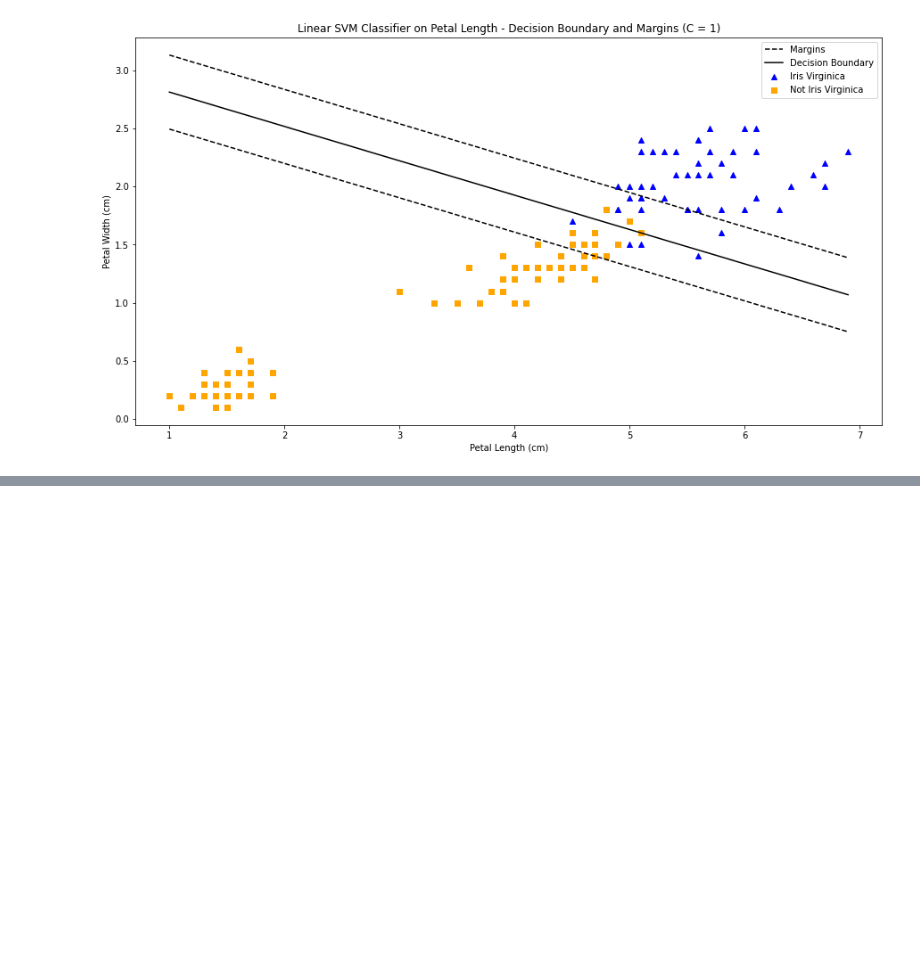
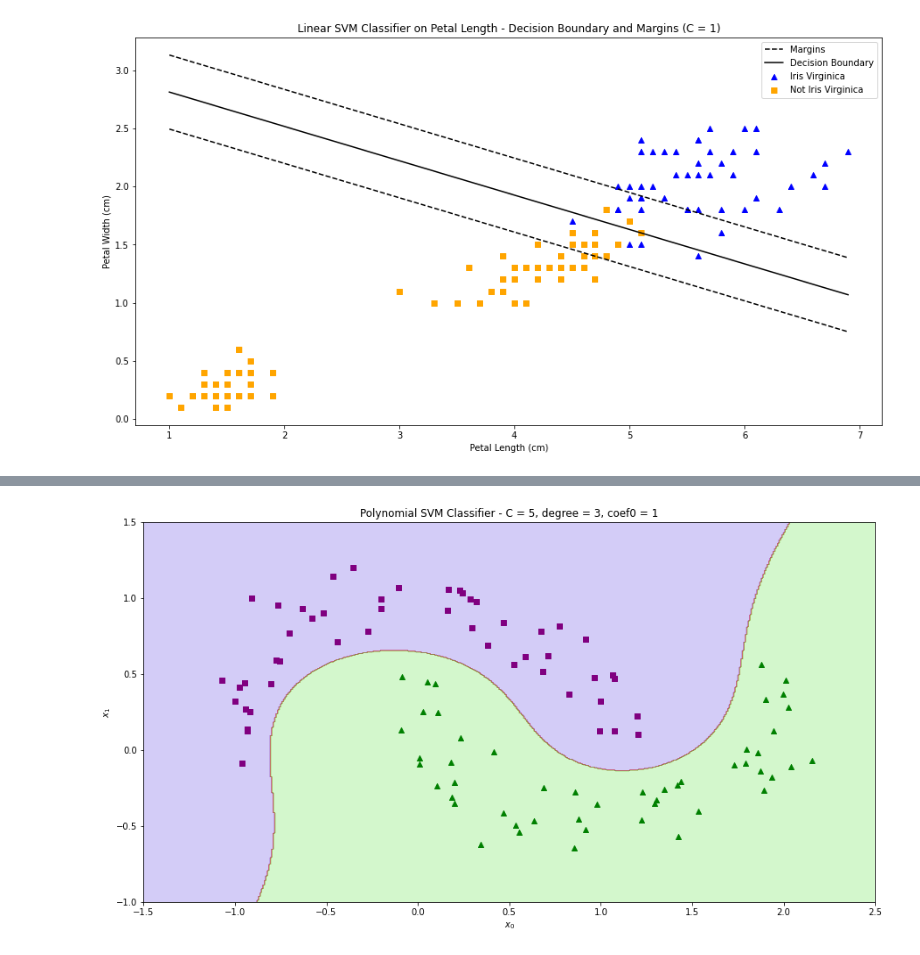
Before and after one commit to chris-leonard/hands-on-machine-learning, a Jupyter notebook: chapter-5/chapter-5-notes.ipynb, the cells around one changed output, grey strips where cells are left out. Saved outputs shown, nothing was run; the diff lists cells and outputs as text; code cells hidden in the pictures; blank space fills up the shorter version.

```diff
--- a/chapter-5/chapter-5-notes.ipynb
+++ b/chapter-5/chapter-5-notes.ipynb
@@ -127,0 +133,58 @@ More than 2 classes?
+# %%
+from sklearn.datasets import make_moons
+from sklearn.svm import SVC
+from sklearn.base import clone
+
+# generate sample data - 2 interleaving half circles
+X, y = make_moons(n_samples=100, noise=0.15)
+
+poly_svc = make_pipeline(StandardScaler(), SVC(kernel="poly", degree=3, coef0=1, C=5))
+poly_svc.fit(X, y)
+
+def plot_class_predictions(clf, xlim, ylim):
+    # generate values along each axis
+    x0s = np.linspace(xlim[0], xlim[1], 500)
+    x1s = np.linspace(ylim[0], ylim[1], 500)
+
+    # all combinations of (x0, x1) for plot
+    x0, x1 = np.meshgrid(x0s, x1s)
+
+    X = np.c_[x0.ravel(), x1.ravel()]
+    y_pred = clf.predict(X).reshape(x0.shape)
+
+    plt.contourf(x0, x1, y_pred, cmap=plt.cm.brg, alpha=0.2)
+
+
+def plot_binary_data(X, y):
+    plt.scatter(
+        X[:, 0][y == 1],
+        X[:, 1][y == 1],
+        marker="^",
+        color="green",
+    )
+    plt.scatter(
+        X[:, 0][y == 0],
+        X[:, 1][y == 0],
+        marker="s",
+        color="purple",
+    )
+
+
+xlim = np.array([-1.5, 2.5])
+ylim = np.array([-1, 1.5])
+
+fig, ax = plt.subplots(figsize=(15, 8))
+
+plot_class_predictions(poly_svc, xlim, ylim)
+plot_binary_data(X, y)
+
+ax.set_xlabel("$x_0$")
+ax.set_ylabel("$x_1$")
+
+ax.set_title("Polynomial SVM Classifier - C = {}, degree = {}, coef0 = {}".format(
+    poly_svc["svc"].get_params()["C"],
+    poly_svc["svc"].get_params()["degree"],
+    poly_svc["svc"].get_params()["coef0"]
+));
+# %% [output]
+[figure, added]
```
Also changed, not shown: parts of 8 cells of this notebook.
